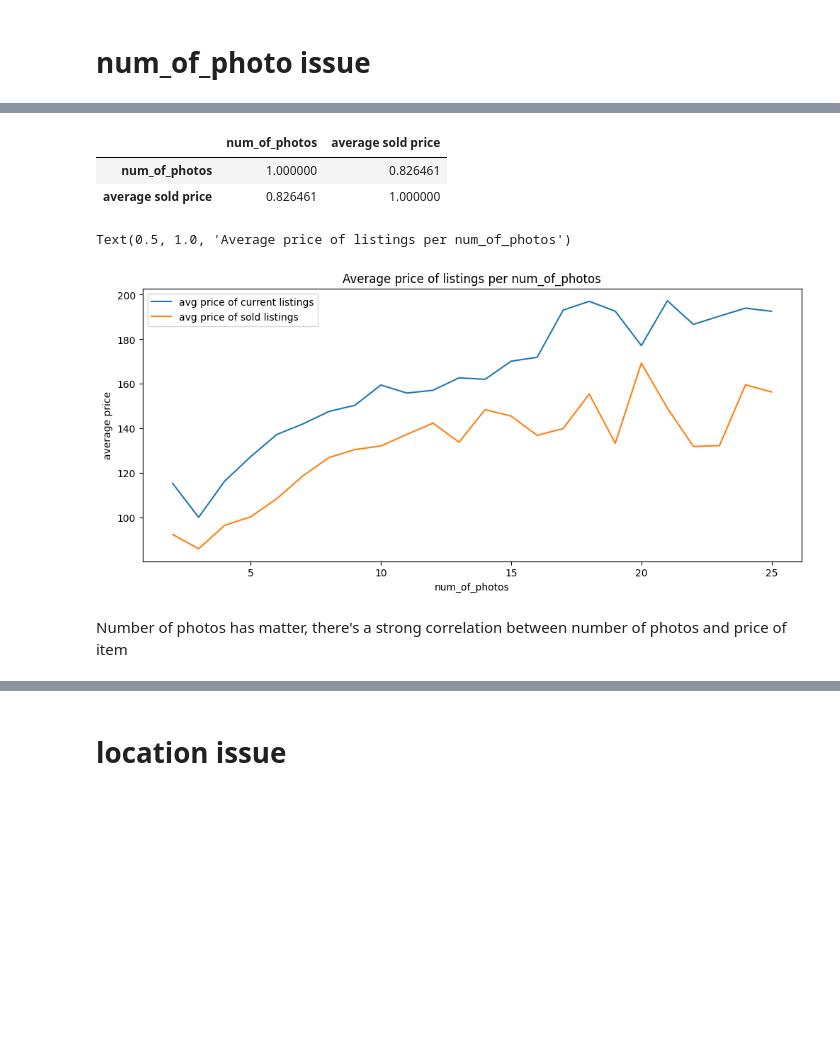
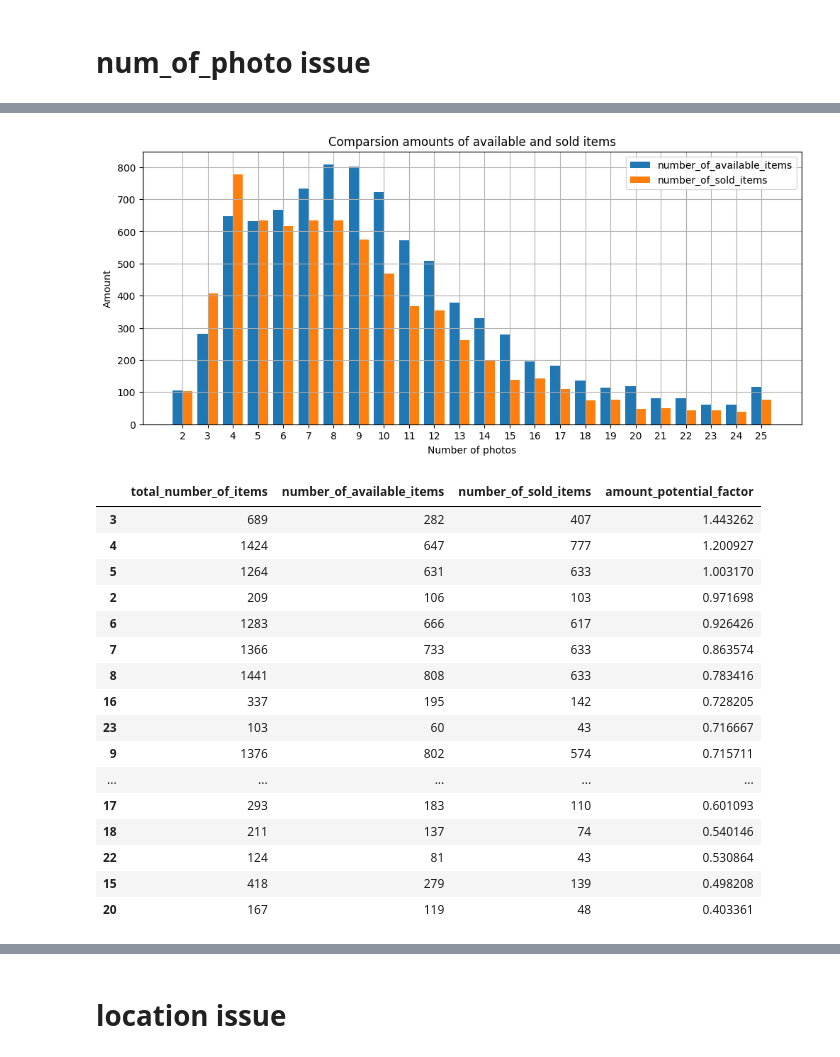
Before and after one commit to kgudalewski/grailed_sales_analysis, a Jupyter notebook: Grailed_data_initial_analysis.ipynb, the cells around one changed output, grey strips where cells are left out. Saved outputs shown, nothing was run; the diff lists cells and outputs as text; code cells hidden in the pictures; blank space fills up the shorter version.

Commit message:
Added solution of num_of_photo issue

```diff
--- a/Grailed_data_initial_analysis.ipynb
+++ b/Grailed_data_initial_analysis.ipynb
@@ -1026,17 +967,44 @@ num_of_photos_df
-# %%
-num_of_photos_df.reset_index().corr()
-# %% [output]
-|  | num_of_photos | average sold price |
-| num_of_photos | 1.000000 | 0.826461 |
-| average sold price | 0.826461 | 1.000000 |
-# %%
-plt.figure(figsize = [12,5])
-sns.lineplot(data=num_of_photos_df, x = num_of_photos_df.index, y = y1,label="avg price of current listings")
-sns.lineplot(data=num_of_photos_df, x = num_of_photos_df.index, y = y2,label="avg price of sold listings")
-plt.legend()
-plt.title("Average price of listings per num_of_photos")
-# %% [output]
-Text(0.5, 1.0, 'Average price of listings per num_of_photos')
-[figure, removed]
-# %% [markdown]
-Number of photos has matter, there's a strong correlation between number of photos and price of item
+# %%
+df_count = pd.DataFrame(df["num_of_photos"].value_counts()).rename(columns = {"num_of_photos" : "total_number_of_items"})
+df_count["number_of_available_items"] = pd.DataFrame(df.loc[df.price.notna()]["num_of_photos"].value_counts())
+df_count["number_of_sold_items"] = pd.DataFrame(df.loc[df.sold_price.notna()]["num_of_photos"].value_counts())
+
+df_count["amount_potential_factor"] = df_count.iloc[:,2] / df_count.iloc[:,1]
+#amount_potential_factor tells possible need for condition based on relation between number of sold listings and available (if there's high number of sold listings and small number of available listings, items in this condition have potential)
+
+df_count = df_count.reindex(range(2,26))
+
+plt.figure(figsize=(12,5))
+X_axis = np.arange(df_count.shape[0])
+plt.bar(X_axis - 0.2, df_count.number_of_available_items, 0.4, label = 'number_of_available_items')
+plt.bar(X_axis + 0.2, df_count.number_of_sold_items, 0.4, label = 'number_of_sold_items')
+plt.xticks(X_axis, df_count.index)
+plt.grid()
+plt.title("Comparsion amounts of available and sold items")
+plt.ylabel("Amount")
+plt.xlabel("Number of photos")
+plt.legend()
+plt.show()
+
+df_count = df_count.sort_values(by="amount_potential_factor",ascending=False)
+
+display(df_count)
+# %% [output]
+[figure, added]
+|  | total_number_of_items | number_of_available_items | number_of_sold_items | amount_potential_factor |
+| 3 | 689 | 282 | 407 | 1.443262 |
+| 4 | 1424 | 647 | 777 | 1.200927 |
+| 5 | 1264 | 631 | 633 | 1.003170 |
+| 2 | 209 | 106 | 103 | 0.971698 |
+| 6 | 1283 | 666 | 617 | 0.926426 |
+| 7 | 1366 | 733 | 633 | 0.863574 |
+| 8 | 1441 | 808 | 633 | 0.783416 |
+| 16 | 337 | 195 | 142 | 0.728205 |
+| 23 | 103 | 60 | 43 | 0.716667 |
+| 9 | 1376 | 802 | 574 | 0.715711 |
+| ... | ... | ... | ... | ... |
+| 17 | 293 | 183 | 110 | 0.601093 |
+| 18 | 211 | 137 | 74 | 0.540146 |
+| 22 | 124 | 81 | 43 | 0.530864 |
+| 15 | 418 | 279 | 139 | 0.498208 |
+| 20 | 167 | 119 | 48 | 0.403361 |
```
Also changed, not shown: parts of 10 cells of this notebook.
